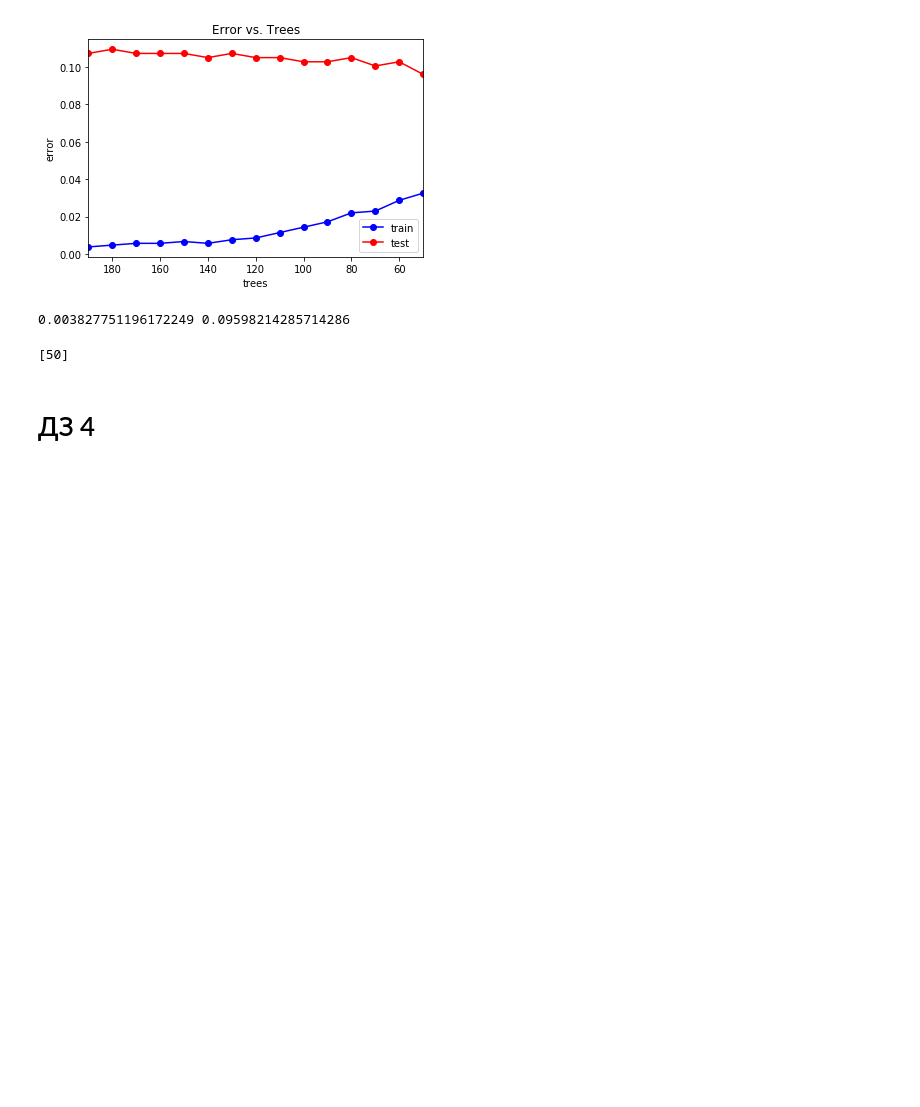
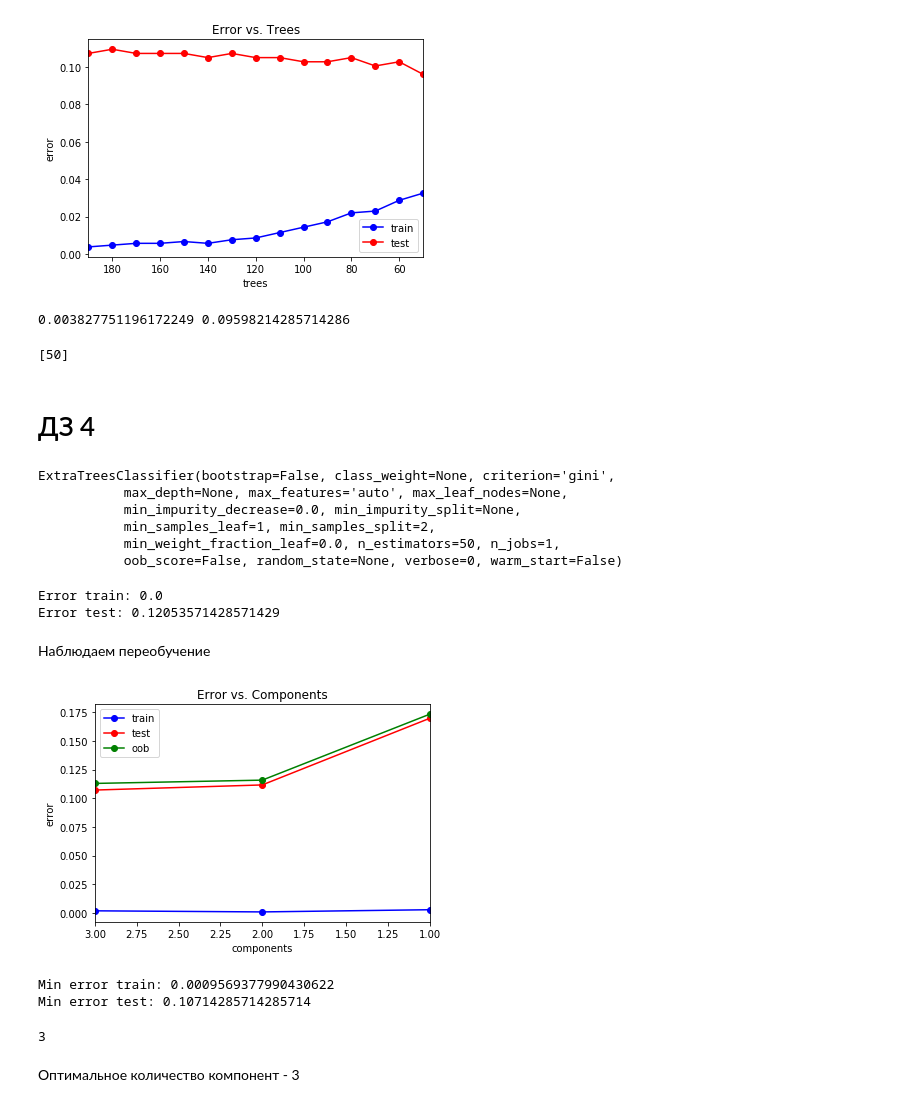
Before and after one commit to komarovn/ML-TMDB-Analysis, a Jupyter notebook: tmdb.ipynb, the cells around one changed output. Saved outputs shown, nothing was run; the diff lists cells and outputs as text; code cells hidden in the pictures; blank space fills up the shorter version.

```diff
--- a/tmdb.ipynb
+++ b/tmdb.ipynb
@@ -927,3 +927,71 @@ print(trees_opt)
 [50]
 # %% [markdown]
 # ДЗ 4
+# %%
+from sklearn import decomposition
+pca = decomposition.PCA(n_components = 2)
+X_train_reduc = pca.fit_transform(X_train)
+X_test_reduc = pca.transform(X_test)
+# %%
+ert = ensemble.ExtraTreesClassifier(n_estimators = 50)
+ert.fit(X_train_reduc, y_train)
+# %% [output]
+ExtraTreesClassifier(bootstrap=False, class_weight=None, criterion='gini',
+           max_depth=None, max_features='auto', max_leaf_nodes=None,
+           min_impurity_decrease=0.0, min_impurity_split=None,
+           min_samples_leaf=1, min_samples_split=2,
+           min_weight_fraction_leaf=0.0, n_estimators=50, n_jobs=1,
+           oob_score=False, random_state=None, verbose=0, warm_start=False)
+# %%
+err_train = np.mean(y_train != ert.predict(X_train_reduc))
+err_test  = np.mean(y_test  != ert.predict(X_test_reduc))
+
+print ('Error train:', err_train)
+print ('Error test:', err_test)
+# %% [output]
+Error train: 0.0
+Error test: 0.12053571428571429
+# %% [markdown]
+Наблюдаем переобучение
+# %%
+components_arr = np.arange(1, 4, 1)
+test_err = []
+train_err = []
+oob_err = []
+for components in components_arr:
+    pca = decomposition.PCA(n_components = components)
+    X_pca_train = pca.fit_transform(X_train)
+    X_pca_test = pca.transform(X_test)
+    ert = ensemble.ExtraTreesClassifier(n_estimators = 50, oob_score=True, bootstrap=True)
+    ert.fit(X_pca_train, y_train)
+    train_err.append(np.mean(y_train != ert.predict(X_pca_train)))
+    test_err.append(np.mean(y_test  != ert.predict(X_pca_test)))
+    oob_err.append(1 - ert.oob_score_)
+plt.plot(components_arr, train_err, 'b-o', label = 'train')
+plt.plot(components_arr, test_err, 'r-o', label = 'test')
+plt.plot(components_arr, oob_err, 'g-o', label = 'oob')
+plt.xlim([np.max(components_arr), np.min(components_arr)])
+plt.title('Error vs. Components')
+plt.xlabel('components')
+plt.ylabel('error')
+plt.legend()
+pass
+# %% [output]
+[figure, added]
+# %%
+min_train_err = np.min(train_err)
+min_test_err = np.min(test_err)
+
+print ('Min error train:', min_train_err)
+print ('Min error test:', min_test_err)
+# %% [output]
+Min error train: 0.0009569377990430622
+Min error test: 0.10714285714285714
+# %%
+components_opt = components_arr[test_err == min_test_err]
+components_opt = components_opt[0]
+print(components_opt)
+# %% [output]
+3
+# %% [markdown]
+Оптимальное количество компонент - 3
```
